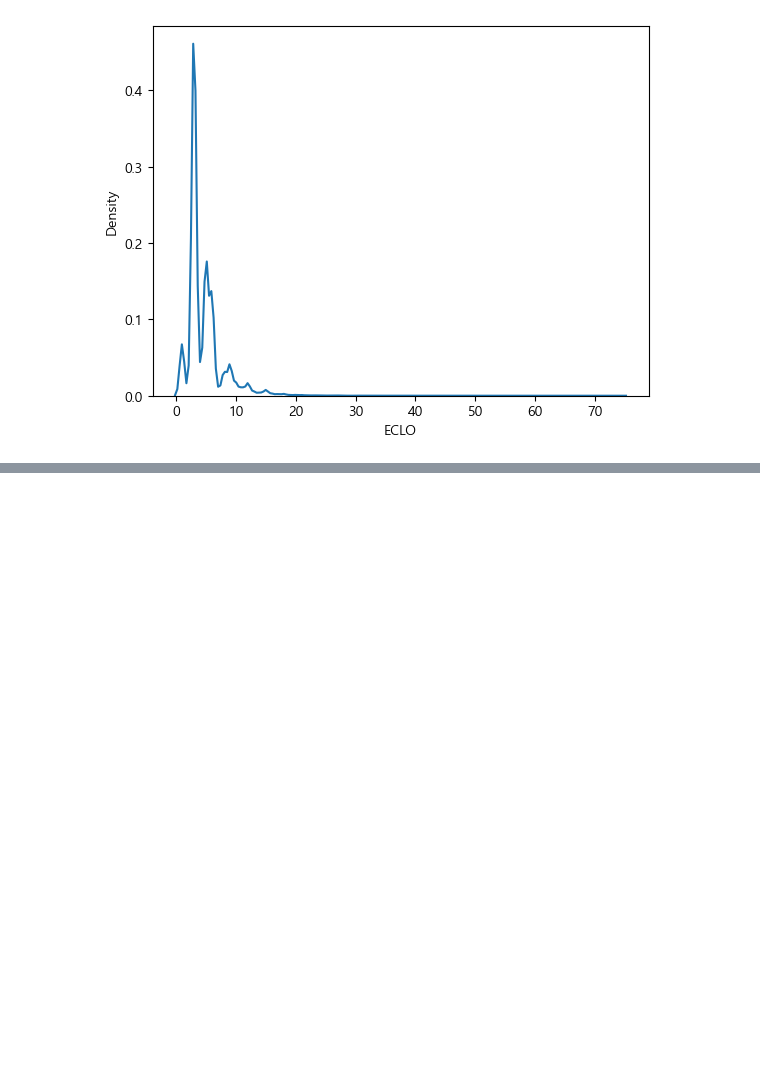
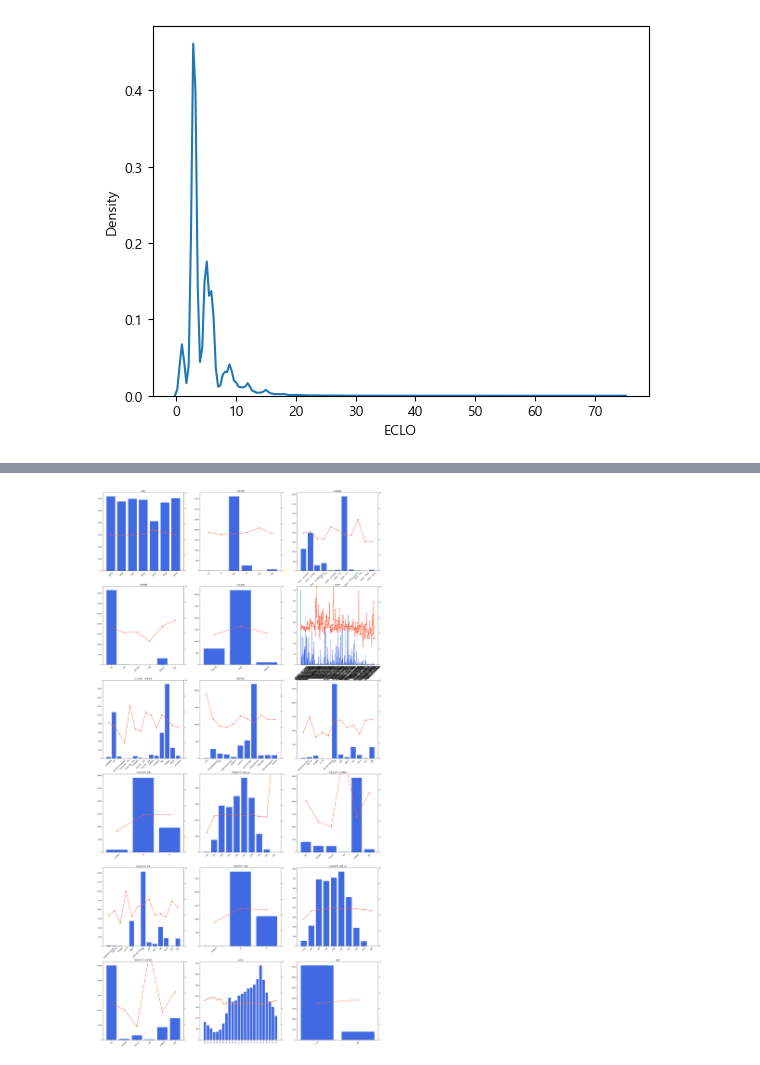
Before and after one commit to Boostcamp-AI-Tech-Recsys-team2/Prediction-of-Traffic-Accident-Victims-in-Daegu, a Jupyter notebook: EDA/EDA_CYH.ipynb, the cells around one changed output, grey strips where cells are left out. Cells and saved outputs as stored; diff of their text form; code cells hidden in the pictures; blank space fills up the shorter version.

```diff
--- a/EDA/EDA_CYH.ipynb
+++ b/EDA/EDA_CYH.ipynb
@@ -157,14 +77,0 @@ plt.show()
-# %%
-col = ['요일', '기상상태', '도로형태', '노면상태', '사고유형',
-       '사고유형 - 세부분류', '법규위반', '가해운전자 차종', '가해운전자 성별', '가해운전자 연령', '가해운전자 상해정도',
-       '피해운전자 차종', '피해운전자 성별', '피해운전자 연령', '피해운전자 상해정도', '시간대', '새벽']
-fig, axes = plt.subplots(6,3, figsize = (30,60))
-for i,ax in enumerate(axes.flat):
-    if i >= len(col):
-        break
-    temp = train_df.groupby(col[i])['ECLO'].median().reset_index().sort_values(by = col[i])
-    ax.bar(x= col[i], height = 'ECLO', data = temp)
-    ax.set_title(col[i])
-    ax.tick_params(axis='x', rotation=45)
-    xlabels = temp.index
-plt.show()
@@ -248,4 +77,0 @@ for i,ax in enumerate(axes.flat):
-# %%
-train_df['시군구_cat'] = train_df['시군구'].apply(lambda x: x.split(' ')[1])
-temp = train_df.groupby('시군구_cat')['ECLO'].median().reset_index().sort_values('ECLO', ascending=False)
-plt.bar(temp['시군구_cat'], temp['ECLO'])
@@ -292,0 +109,24 @@ train_df['피해운전자 연령_cat'] = pd.cut(train_df['피해운전자 연령
+# %%
+col = ['요일', '기상상태', '도로형태', '노면상태', '사고유형', '시군구',
+       '사고유형 - 세부분류', '법규위반', '가해운전자 차종', '가해운전자 성별', '가해운전자 연령_cat', '가해운전자 상해정도',
+       '피해운전자 차종', '피해운전자 성별', '피해운전자 연령_cat', '피해운전자 상해정도', '시간대', '새벽']
+fig, axes = plt.subplots(6,3, figsize = (30,60))
+for i,ax in enumerate(axes.flat):
+       if i >= len(col):
+              break
+       temp1 = train_df.groupby(col[i]).size().reset_index().sort_values(by = col[i]).rename(columns = {0 : 'cnt'})
+       temp2 = train_df.groupby(col[i])['ECLO'].mean().reset_index().sort_values(by = col[i])
+       temp = temp1.merge(temp2)
+       idx = np.arange(len(temp.index))
+       ax.bar(temp[col[i]], temp['cnt'],
+           color='royalblue')
+
+
+       ax2 = ax.twinx()
+       ax2.plot(temp[col[i]], temp['ECLO'],
+              color='tomato', linewidth = 2, marker = 'o')
+       ax2.set_ylim(0,10)
+       ax.set_title(col[i])
+       ax.tick_params(axis='x', rotation=45)
+# %% [output]
+[figure, added]
```
Also changed, not shown: parts of 59 cells of this notebook.
